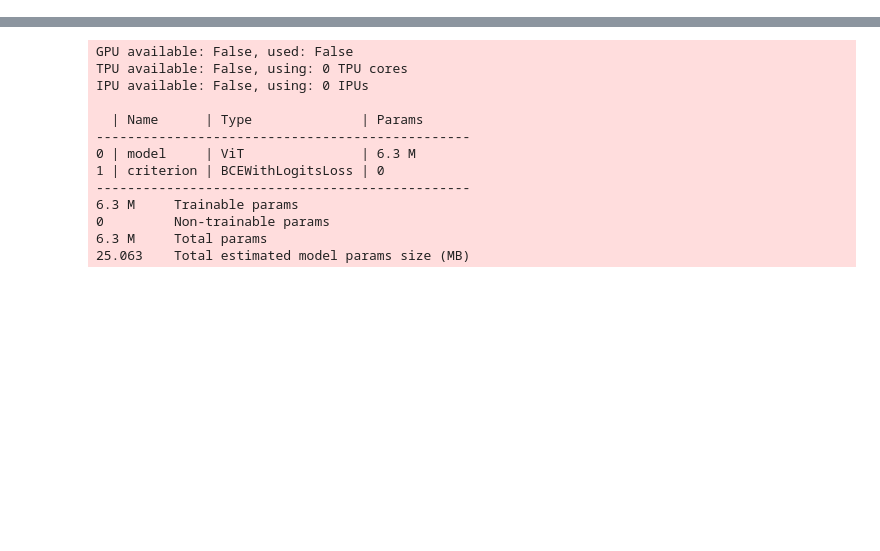
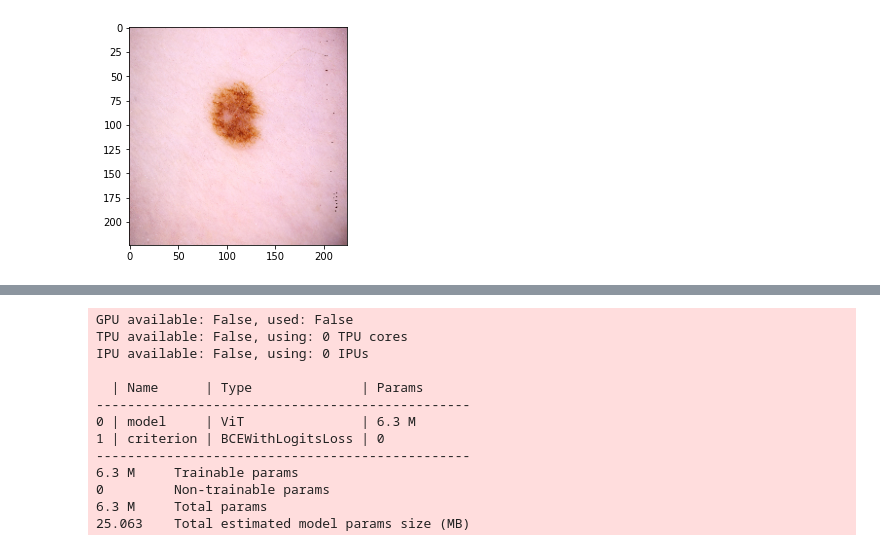
Before and after one commit to UzairNoman/vit-siim, a Jupyter notebook: play.ipynb, the cells around one changed output, grey strips where cells are left out. Drawn from its saved outputs; the diff is of its cells as text; code cells hidden in the pictures; blank space fills up the shorter version.

```diff
--- a/play.ipynb
+++ b/play.ipynb
@@ -14,6 +14,7 @@ import pytorch_lightning as pl
 import warmup_scheduler
 import numpy as np
 import pandas as pd
+from torchvision import transforms
 import torchmetrics
 import matplotlib.pyplot as plt
 import seaborn as sns
@@ -28,7 +29,7 @@ class Settings:
         self.num_classes = 2
         self.model_name = "vit"
         self.patch = 8
-        self.batch_size = 128
+        self.batch_size = 8
         self.eval_batch_size = 1024
         self.lr = 1e-3
         self.min_lr = 1e-5
@@ -101,0 +174,7 @@ sadfasfa >          image_name  patient_id     sex  age_approx  \
+# %%
+applier = transforms.RandomApply(transforms=[transforms.RandomCrop(size=(64, 64))], p=0.5)
+transformed_imgs = applier(train_ds[0][0])
+plt.imshow((train_ds[4][0].permute(1, 2, 0)).numpy().astype(np.uint8))
+plt.show()
+# %% [output]
+[figure, added]
```
Also changed, not shown: parts of 12 cells of this notebook, 5 other files.
